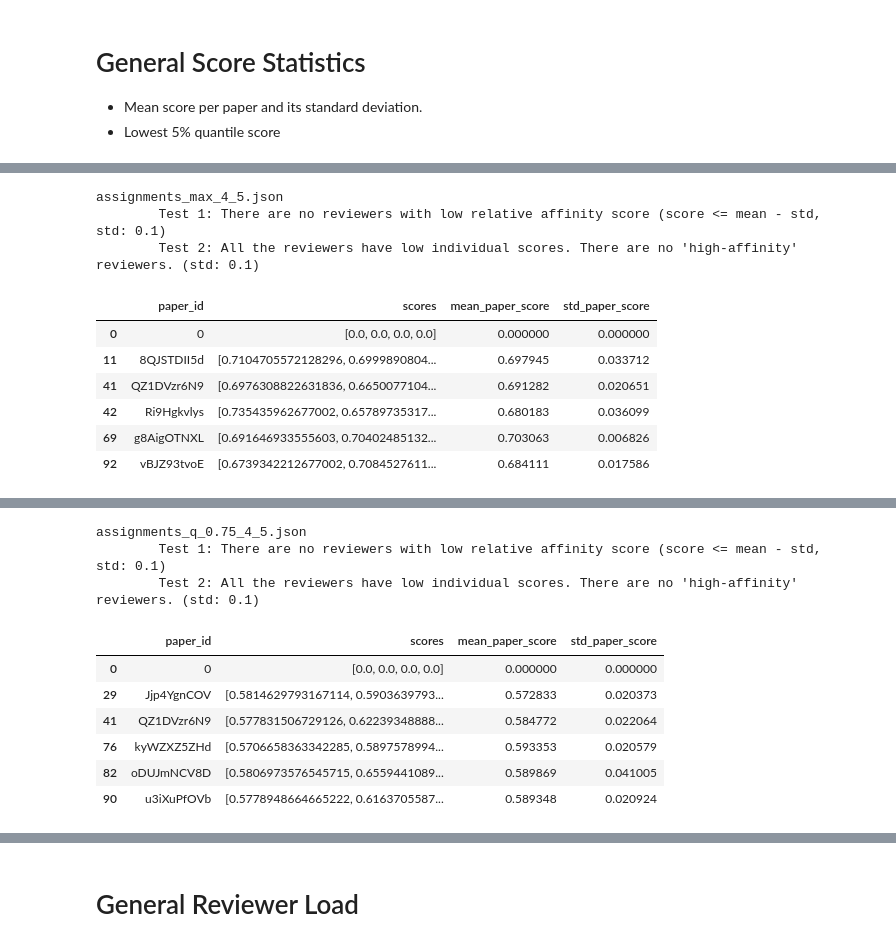
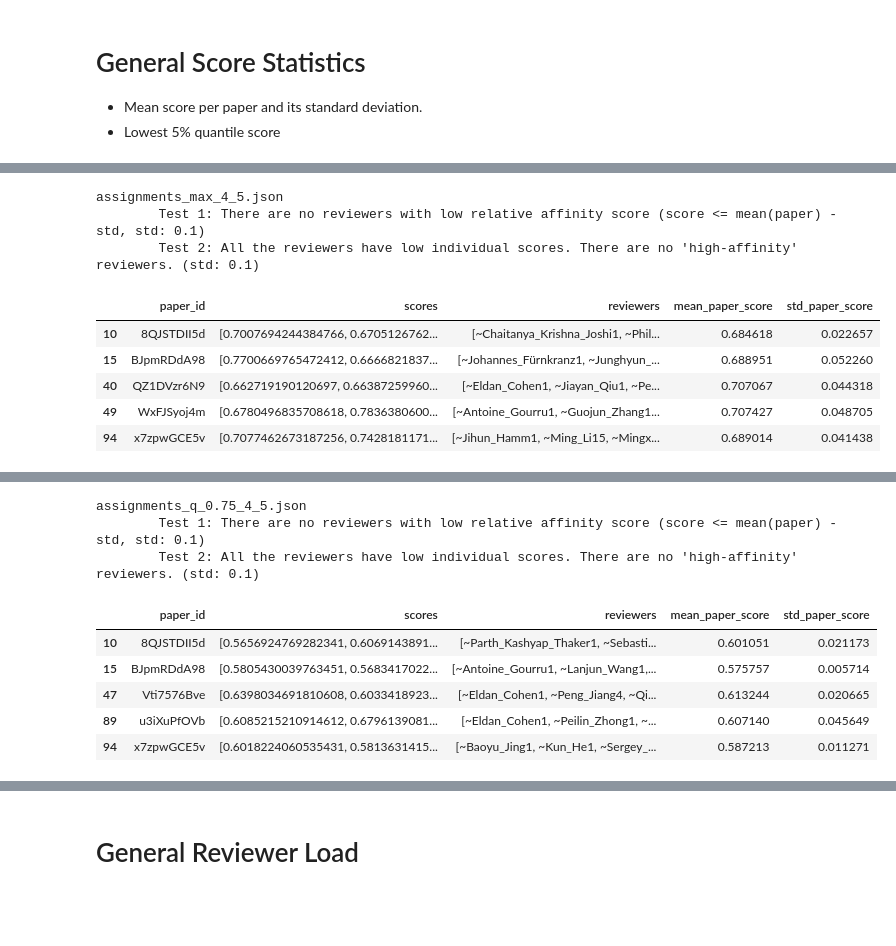
Before and after one commit to juan43ramirez/openreview-matcher, a Jupyter notebook: ICML2025/evaluate_matches.ipynb, the cells around one changed output, grey strips where cells are left out. Drawn from its saved outputs; the diff is of its cells as text; code cells hidden in the pictures; blank space fills up the shorter version.

```diff
--- a/ICML2025/evaluate_matches.ipynb
+++ b/ICML2025/evaluate_matches.ipynb
@@ -6,10 +6,13 @@ import os
 import numpy as np
 import pandas as pd
 import matplotlib.pyplot as plt
+import seaborn as sns
 from IPython.display import HTML
 
 # Configuration
 class Cfg:
     matchings = ['assignments_max_4_5.json', 'assignments_q_0.75_4_5.json']
     root_dir = './data/'
+
+def hr(): return display(HTML('<hr>'))
 # %%
@@ -50,7 +47,7 @@ def matchings_to_load_df(matchings):
     return df
 # %%
 # paper_id: [{'aggregate_score': float, 'user': str}, ...]
-all_matchings = {fname: {'matchings': parse_matchings_file(os.path.join(Cfg.root_dir, fname))} for fname in Cfg.matchings}
+all_matchings = {fname: {'matchings': load_matchings_file(os.path.join(Cfg.root_dir, fname))} for fname in Cfg.matchings}
 # %% [markdown]
 # General Score Statistics
 
@@ -60,17 +57,19 @@ all_matchings = {fname: {'matchings': parse_matchings_file(os.path.join(Cfg.root
 def plot_score_distr(df):
     df['mean_paper_score'] = df['scores'].apply(lambda x: np.mean(x))
     df['std_paper_score'] = df['scores'].apply(lambda x: np.std(x))
-    fig, axs = plt.subplots(1, 2, figsize=(5, 2))
+    df['n_reviewers'] = df['scores'].apply(lambda x: len(x))
+    fig, axs = plt.subplots(1, 3, figsize=(8, 2))
     df.hist(column='mean_paper_score', bins=30, ax=axs[0])
     df.hist(column='std_paper_score', bins=30, ax=axs[1]);
+    df.hist(column='n_reviewers', bins=30, ax=axs[2]);
     plt.show()
 
 for matching_name, info in all_matchings.items():
     print("Matchings:", matching_name)
     matchings = info['matchings']
-    scores_df = matchings_to_scores_df(matchings)
-    all_matchings[matching_name]['scores_df'] = scores_df
+    scores_df = to_matchings_df(matchings)
+    all_matchings[matching_name]['matchings_df'] = scores_df
     plot_score_distr(scores_df)
-    display(HTML('<hr>'))
+    hr()
 # %% [output]
 Matchings: assignments_max_4_5.json
@@ -88,7 +87,7 @@ def quantile_report(df, quantile, column='mean_paper_score'):
 
 quantile = 0.05
 for matching_name, info in all_matchings.items():
-    scores_df = info['scores_df']
+    scores_df = info['matchings_df']
     low_score, high_score = quantile_report(scores_df, quantile)
     # Not strict inequalities;
     low_count = len(scores_df[scores_df['mean_paper_score'] >= low_score])
@@ -111,50 +110,48 @@ For tail papers, check if
 # %%
 # Note: Manually selected looking at the distribution of std deviations.
 max_std = 0.10
 for matching_name, info in all_matchings.items():
-    df = info['scores_df']
+    df = info['matchings_df']
     low_score, high_score = quantile_report(df, quantile)
     low_df = df[df['mean_paper_score'] <= low_score]
     e_df = low_df[low_df['std_paper_score'] > max_std].copy()
     print(matching_name)
     # Are these papers low tail because some of the reviewrs have low scores?
     if len(e_df) == 0:
-        print(f"\tTest 1: There are no reviewers with low relative affinity score (score <= mean - std, std: {max_std})")
+        print(f"\tTest 1: There are no reviewers with low relative affinity score (score <= mean(paper) - std, std: {max_std})")
     else:
         # 1-std away from mean.
         e_df['outlier_scores'] = e_df['scores'].apply(lambda scores: [x for x in scores if x < np.mean(scores) - max_std])
         display(e_df)
     # Do all the reviewers have low score? Then the quality of overall reviews might be low.
     f_df = low_df[low_df['std_paper_score'] < max_std].copy()
     if len(f_df) > 0:
         print("\tTest 2: All the reviewers have low individual scores. " +
                   f"There are no 'high-affinity' reviewers. (std: {max_std})")
         display(f_df)
     else:
         print("\tTest 2: There is at least one high affinity reviewer")
-    display(HTML('<hr>'))
+    hr()
 # %% [output]
 assignments_max_4_5.json
-        Test 1: There are no reviewers with low relative affinity score (score <= mean - std, std: 0.1)
+        Test 1: There are no reviewers with low relative affinity score (score <= mean(paper) - std, std: 0.1)
         Test 2: All the reviewers have low individual scores. There are no 'high-affinity' reviewers. (std: 0.1)
-|  | paper_id | scores | mean_paper_score | std_paper_score |
-| 0 | 0 | [0.0, 0.0, 0.0, 0.0] | 0.000000 | 0.000000 |
-| 11 | 8QJSTDII5d | [0.7104705572128296, 0.6999890804... | 0.697945 | 0.033712 |
-| 41 | QZ1DVzr6N9 | [0.6976308822631836, 0.6650077104... | 0.691282 | 0.020651 |
-| 42 | Ri9Hgkvlys | [0.735435962677002, 0.65789735317... | 0.680183 | 0.036099 |
-| 69 | g8AigOTNXL | [0.691646933555603, 0.70402485132... | 0.703063 | 0.006826 |
-| 92 | vBJZ93tvoE | [0.6739342212677002, 0.7084527611... | 0.684111 | 0.017586 |
+|  | paper_id | scores | reviewers | mean_paper_score | std_paper_score |
+| 10 | 8QJSTDII5d | [0.7007694244384766, 0.6705126762... | [~Chaitanya_Krishna_Joshi1, ~Phil... | 0.684618 | 0.022657 |
+| 15 | BJpmRDdA98 | [0.7700669765472412, 0.6666821837... | [~Johannes_Fürnkranz1, ~Junghyun_... | 0.688951 | 0.052260 |
+| 40 | QZ1DVzr6N9 | [0.662719190120697, 0.66387259960... | [~Eldan_Cohen1, ~Jiayan_Qiu1, ~Pe... | 0.707067 | 0.044318 |
+| 49 | WxFJSyoj4m | [0.6780496835708618, 0.7836380600... | [~Antoine_Gourru1, ~Guojun_Zhang1... | 0.707427 | 0.048705 |
+| 94 | x7zpwGCE5v | [0.7077462673187256, 0.7428181171... | [~Jihun_Hamm1, ~Ming_Li15, ~Mingx... | 0.689014 | 0.041438 |
 [interactive output not drawn]
 assignments_q_0.75_4_5.json
-        Test 1: There are no reviewers with low relative affinity score (score <= mean - std, std: 0.1)
+        Test 1: There are no reviewers with low relative affinity score (score <= mean(paper) - std, std: 0.1)
         Test 2: All the reviewers have low individual scores. There are no 'high-affinity' reviewers. (std: 0.1)
-|  | paper_id | scores | mean_paper_score | std_paper_score |
-| 0 | 0 | [0.0, 0.0, 0.0, 0.0] | 0.000000 | 0.000000 |
-| 29 | Jjp4YgnCOV | [0.5814629793167114, 0.5903639793... | 0.572833 | 0.020373 |
-| 41 | QZ1DVzr6N9 | [0.577831506729126, 0.62239348888... | 0.584772 | 0.022064 |
-| 76 | kyWZXZ5ZHd | [0.5706658363342285, 0.5897578994... | 0.593353 | 0.020579 |
-| 82 | oDUJmNCV8D | [0.5806973576545715, 0.6559441089... | 0.589869 | 0.041005 |
-| 90 | u3iXuPfOVb | [0.5778948664665222, 0.6163705587... | 0.589348 | 0.020924 |
+|  | paper_id | scores | reviewers | mean_paper_score | std_paper_score |
+| 10 | 8QJSTDII5d | [0.5656924769282341, 0.6069143891... | [~Parth_Kashyap_Thaker1, ~Sebasti... | 0.601051 | 0.021173 |
+| 15 | BJpmRDdA98 | [0.5805430039763451, 0.5683417022... | [~Antoine_Gourru1, ~Lanjun_Wang1,... | 0.575757 | 0.005714 |
+| 47 | Vti7576Bve | [0.6398034691810608, 0.6033418923... | [~Eldan_Cohen1, ~Peng_Jiang4, ~Qi... | 0.613244 | 0.020665 |
+| 89 | u3iXuPfOVb | [0.6085215210914612, 0.6796139081... | [~Eldan_Cohen1, ~Peilin_Zhong1, ~... | 0.607140 | 0.045649 |
+| 94 | x7zpwGCE5v | [0.6018224060535431, 0.5813631415... | [~Baoyu_Jing1, ~Kun_He1, ~Sergey_... | 0.587213 | 0.011271 |
 [interactive output not drawn]
 # %% [markdown]
 # General Reviewer Load
```
Also changed, not shown: parts of 9 cells of this notebook.
